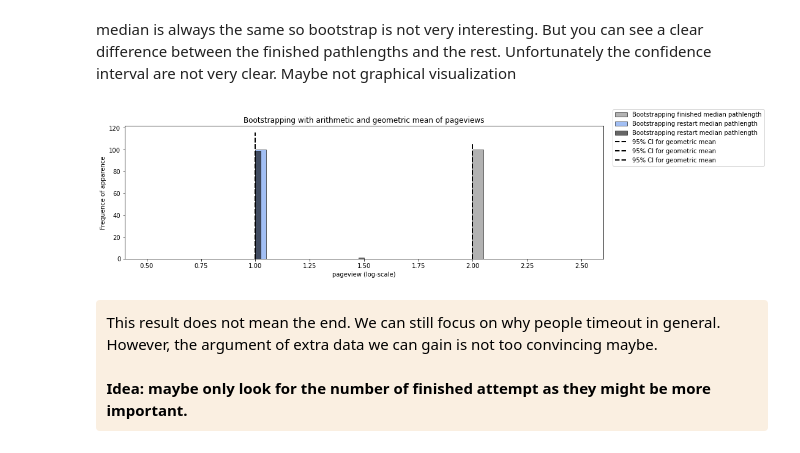
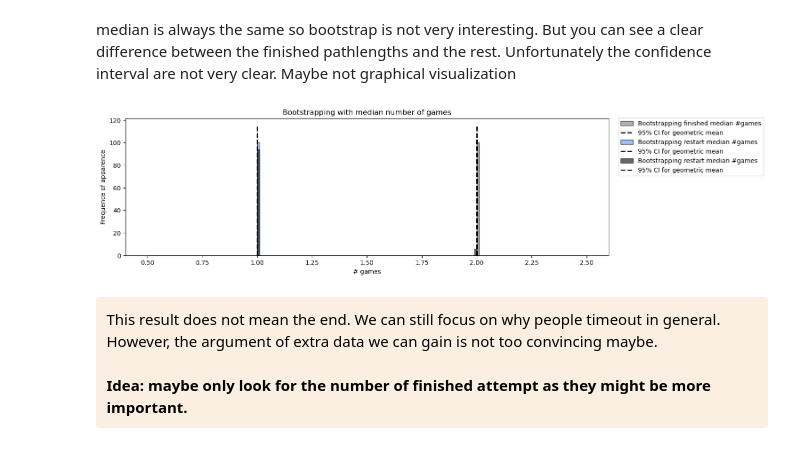
Before and after one commit to epfl-ada/ada-2022-project-7yobananaboy7, a Jupyter notebook: main.ipynb, the cells around one changed output. Saved outputs shown, nothing was run; the diff lists cells and outputs as text; code cells hidden in the pictures.

```diff
--- a/main.ipynb
+++ b/main.ipynb
@@ -986,9 +986,6 @@ players_record
 | 7fff57a336c1f472 | [timeout] | timeout | 1 |
 | 7fffdba06c21ba08 | [finished, finished] | finished | 2 |
 20867 rows × 3 columns
-# %%
-players_record['finish'] = players_record['type'].apply(lambda l : l[-1])
-players_record['nb_games'] = players_record['type'].apply(lambda l : len(l))
 # %%
 players_record['finish'].value_counts()
 # %% [output]
@@ -1119,25 +1109,25 @@ ci_tim, stats_tim = bootstrap_CI(timeout['nb_games'], 100, 'median', True)
 # %%
 #Plot confidence intervals
 fig, ax = plt.subplots(figsize=(14,4))
 
 #finished
-ax.hist(stats_fin, bins=20, edgecolor = 'k', color='grey',alpha = 0.6, label = 'Bootstrapping finished median pathlength')
+ax.hist(stats_fin, bins=100, edgecolor = 'k', color='grey',alpha = 0.6, label = 'Bootstrapping finished median #games')
 ax.vlines(ci_fin, 0, ax.get_ylim()[1], ls='--', color='k', linewidth=2, label = '95% CI for geometric mean')
 
 #restart
-ax.hist(stats_res, bins=20, edgecolor = 'k', color='cornflowerblue',alpha = 0.6, label = 'Bootstrapping restart median pathlength')
+ax.hist(stats_res, bins=100, edgecolor = 'k', color='cornflowerblue',alpha = 0.6, label = 'Bootstrapping restart median #games')
 ax.vlines(ci_res, 0, ax.get_ylim()[1], ls='--', color='k', linewidth=2, label = '95% CI for geometric mean')
 
 #timeout
-ax.hist(stats_tim, bins=20, edgecolor = 'k', color='black',alpha = 0.6, label = 'Bootstrapping restart median pathlength')
+ax.hist(stats_tim, bins=100, edgecolor = 'k', color='black',alpha = 0.6, label = 'Bootstrapping restart median #games')
 ax.vlines(ci_tim, 0, ax.get_ylim()[1], ls='--', color='k', linewidth=2, label = '95% CI for geometric mean')
 
-ax.set_title('Bootstrapping with arithmetic and geometric mean of pageviews')
-ax.set_xlabel('pageview (log-scale)')
+ax.set_title('Bootstrapping with median number of games')
+ax.set_xlabel('# games')
 ax.set_ylabel('Frequence of apparence')
-ax.legend(loc=(1.02, 0.70));
+ax.legend(loc=(1.02, 0.58));
 # %% [output]
-[figure, old version]
+[figure, new version]
 # %% [markdown]
 <div class="1.1 explanation" style='background-color:#faefe1; border-left: solid #darkblue 4px; border-radius: 4px; padding:0.7em;'>
     <span style="color:black">
```
Also changed, not shown: parts of 19 cells of this notebook.
